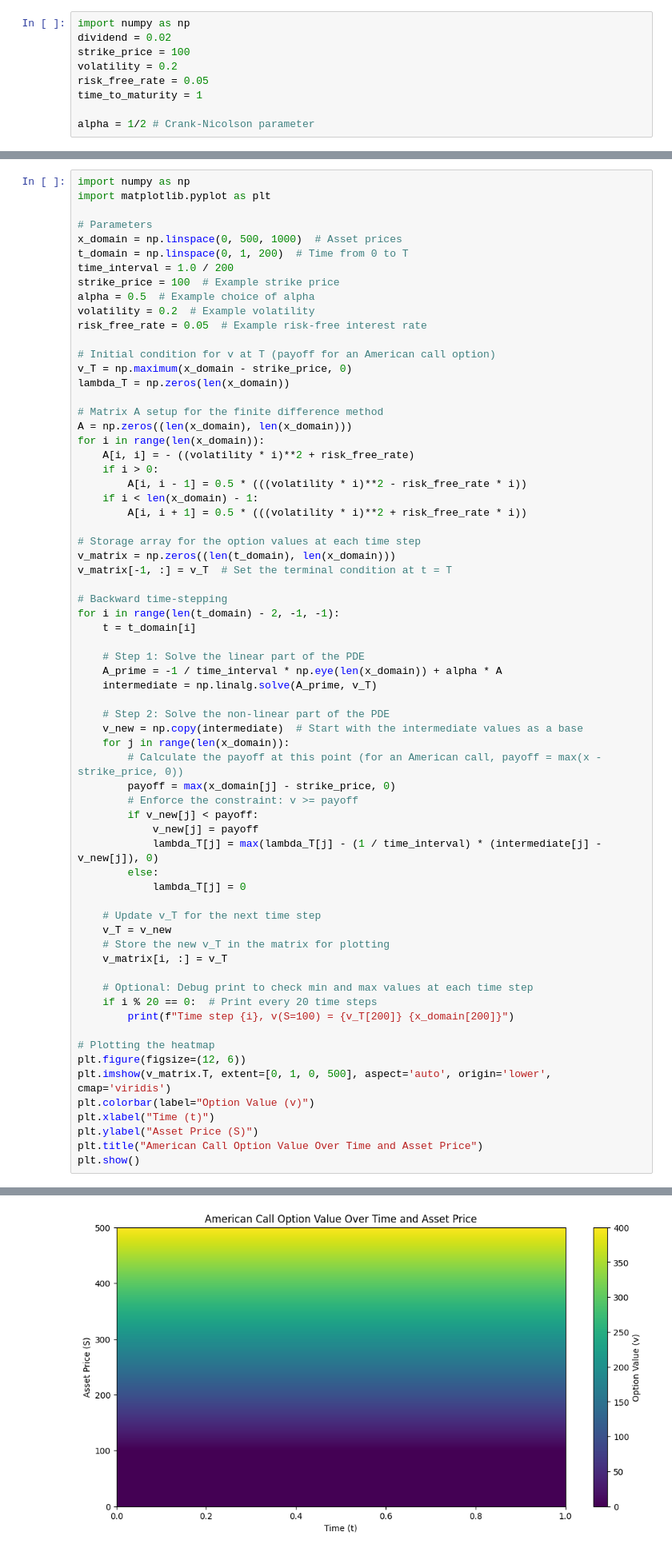
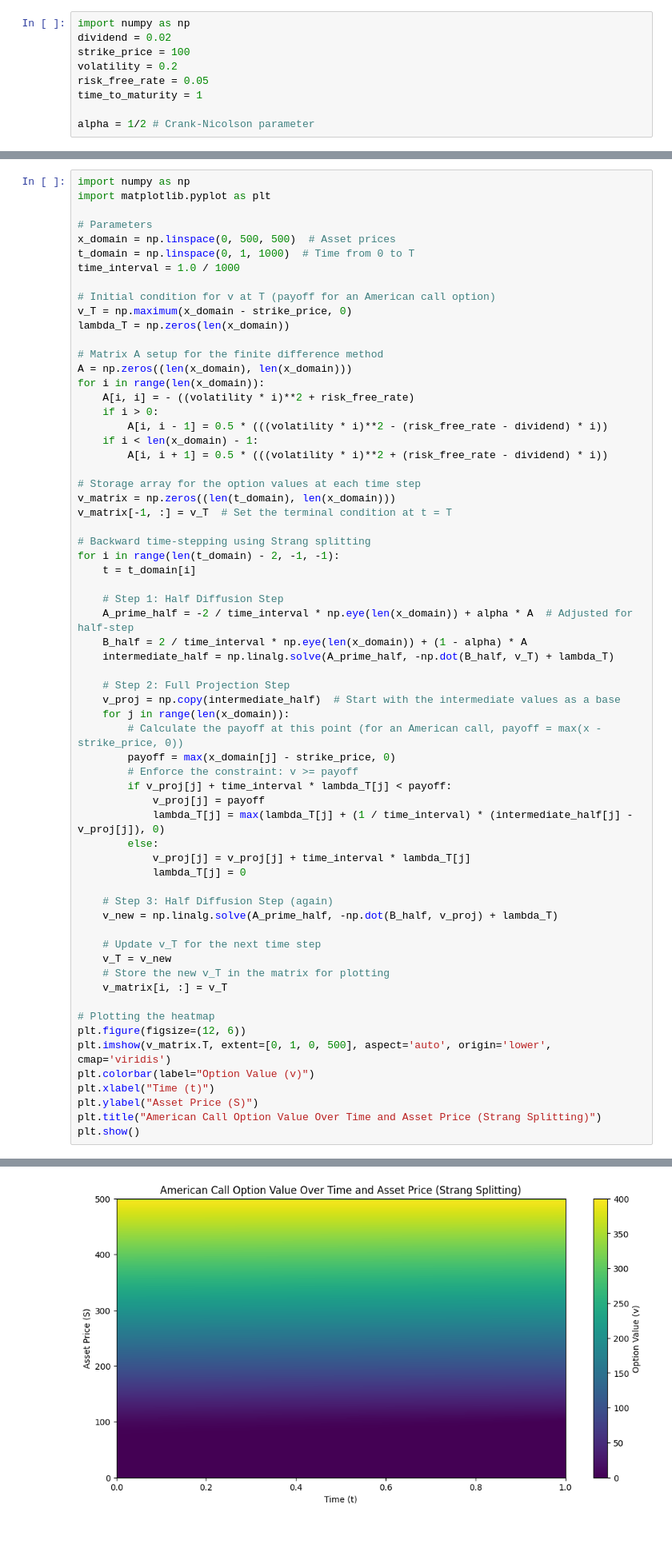
Before and after one commit to ttnhathuy313/option-pricing, a Jupyter notebook: main.ipynb, the cells around one changed output, grey strips where cells are left out. Shown: that part at 80% size. Saved outputs shown, nothing was run; the diff lists cells and outputs as text.

Commit message:
dude I think I just cooked the Marchuk-Strang splitting

```diff
--- a/main.ipynb
+++ b/main.ipynb
@@ -524,13 +526,9 @@ import numpy as np
 import matplotlib.pyplot as plt
 
 # Parameters
-x_domain = np.linspace(0, 500, 1000)  # Asset prices
-t_domain = np.linspace(0, 1, 200)  # Time from 0 to T
-time_interval = 1.0 / 200
-strike_price = 100  # Example strike price
-alpha = 0.5  # Example choice of alpha
-volatility = 0.2  # Example volatility
-risk_free_rate = 0.05  # Example risk-free interest rate
+x_domain = np.linspace(0, 500, 500)  # Asset prices
+t_domain = np.linspace(0, 1, 1000)  # Time from 0 to T
+time_interval = 1.0 / 1000
 
 # Initial condition for v at T (payoff for an American call option)
 v_T = np.maximum(x_domain - strike_price, 0)
@@ -541,42 +539,43 @@ A = np.zeros((len(x_domain), len(x_domain)))
 for i in range(len(x_domain)):
     A[i, i] = - ((volatility * i)**2 + risk_free_rate)
     if i > 0:
-        A[i, i - 1] = 0.5 * (((volatility * i)**2 - risk_free_rate * i))
+        A[i, i - 1] = 0.5 * (((volatility * i)**2 - (risk_free_rate - dividend) * i))
     if i < len(x_domain) - 1:
-        A[i, i + 1] = 0.5 * (((volatility * i)**2 + risk_free_rate * i))
+        A[i, i + 1] = 0.5 * (((volatility * i)**2 + (risk_free_rate - dividend) * i))
 
 # Storage array for the option values at each time step
 v_matrix = np.zeros((len(t_domain), len(x_domain)))
 v_matrix[-1, :] = v_T  # Set the terminal condition at t = T
 
-# Backward time-stepping
+# Backward time-stepping using Strang splitting
 for i in range(len(t_domain) - 2, -1, -1):
     t = t_domain[i]
 
-    # Step 1: Solve the linear part of the PDE
-    A_prime = -1 / time_interval * np.eye(len(x_domain)) + alpha * A
-    intermediate = np.linalg.solve(A_prime, v_T)
+    # Step 1: Half Diffusion Step
+    A_prime_half = -2 / time_interval * np.eye(len(x_domain)) + alpha * A  # Adjusted for half-step
+    B_half = 2 / time_interval * np.eye(len(x_domain)) + (1 - alpha) * A
+    intermediate_half = np.linalg.solve(A_prime_half, -np.dot(B_half, v_T) + lambda_T)
 
-    # Step 2: Solve the non-linear part of the PDE
-    v_new = np.copy(intermediate)  # Start with the intermediate values as a base
+    # Step 2: Full Projection Step
+    v_proj = np.copy(intermediate_half)  # Start with the intermediate values as a base
     for j in range(len(x_domain)):
         # Calculate the payoff at this point (for an American call, payoff = max(x - strike_price, 0))
         payoff = max(x_domain[j] - strike_price, 0)
         # Enforce the constraint: v >= payoff
-        if v_new[j] < payoff:
-            v_new[j] = payoff
-            lambda_T[j] = max(lambda_T[j] - (1 / time_interval) * (intermediate[j] - v_new[j]), 0)
+        if v_proj[j] + time_interval * lambda_T[j] < payoff:
+            v_proj[j] = payoff
+            lambda_T[j] = max(lambda_T[j] + (1 / time_interval) * (intermediate_half[j] - v_proj[j]), 0)
         else:
+            v_proj[j] = v_proj[j] + time_interval * lambda_T[j]
             lambda_T[j] = 0
+
+    # Step 3: Half Diffusion Step (again)
+    v_new = np.linalg.solve(A_prime_half, -np.dot(B_half, v_proj) + lambda_T)
 
     # Update v_T for the next time step
     v_T = v_new
     # Store the new v_T in the matrix for plotting
     v_matrix[i, :] = v_T
-
-    # Optional: Debug print to check min and max values at each time step
-    if i % 20 == 0:  # Print every 20 time steps
-        print(f"Time step {i}, v(S=100) = {v_T[200]} {x_domain[200]}")
 
 # Plotting the heatmap
 plt.figure(figsize=(12, 6))
@@ -584,6 +583,6 @@ plt.imshow(v_matrix.T, extent=[0, 1, 0, 500], aspect='auto', origin='lower', cma
 plt.colorbar(label="Option Value (v)")
 plt.xlabel("Time (t)")
 plt.ylabel("Asset Price (S)")
-plt.title("American Call Option Value Over Time and Asset Price")
+plt.title("American Call Option Value Over Time and Asset Price (Strang Splitting)")
 plt.show()
 # %% [output]
@@ -600 +589 @@ Time step 0, v(S=100) = 0.10010010010010717 100.10010010010011
-[figure, old version]
+[figure, new version]
```
Also changed, not shown: parts of 3 cells of this notebook.
